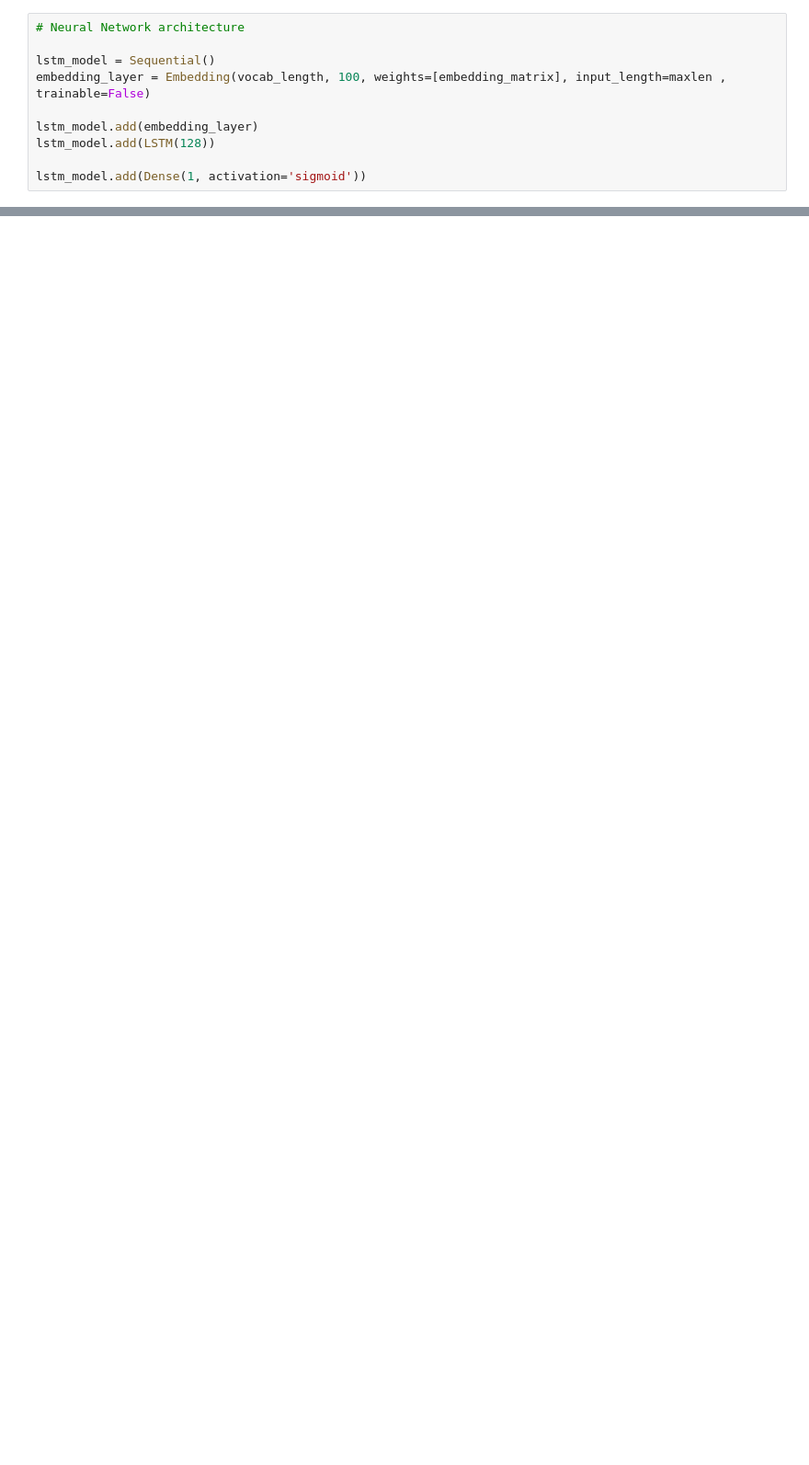
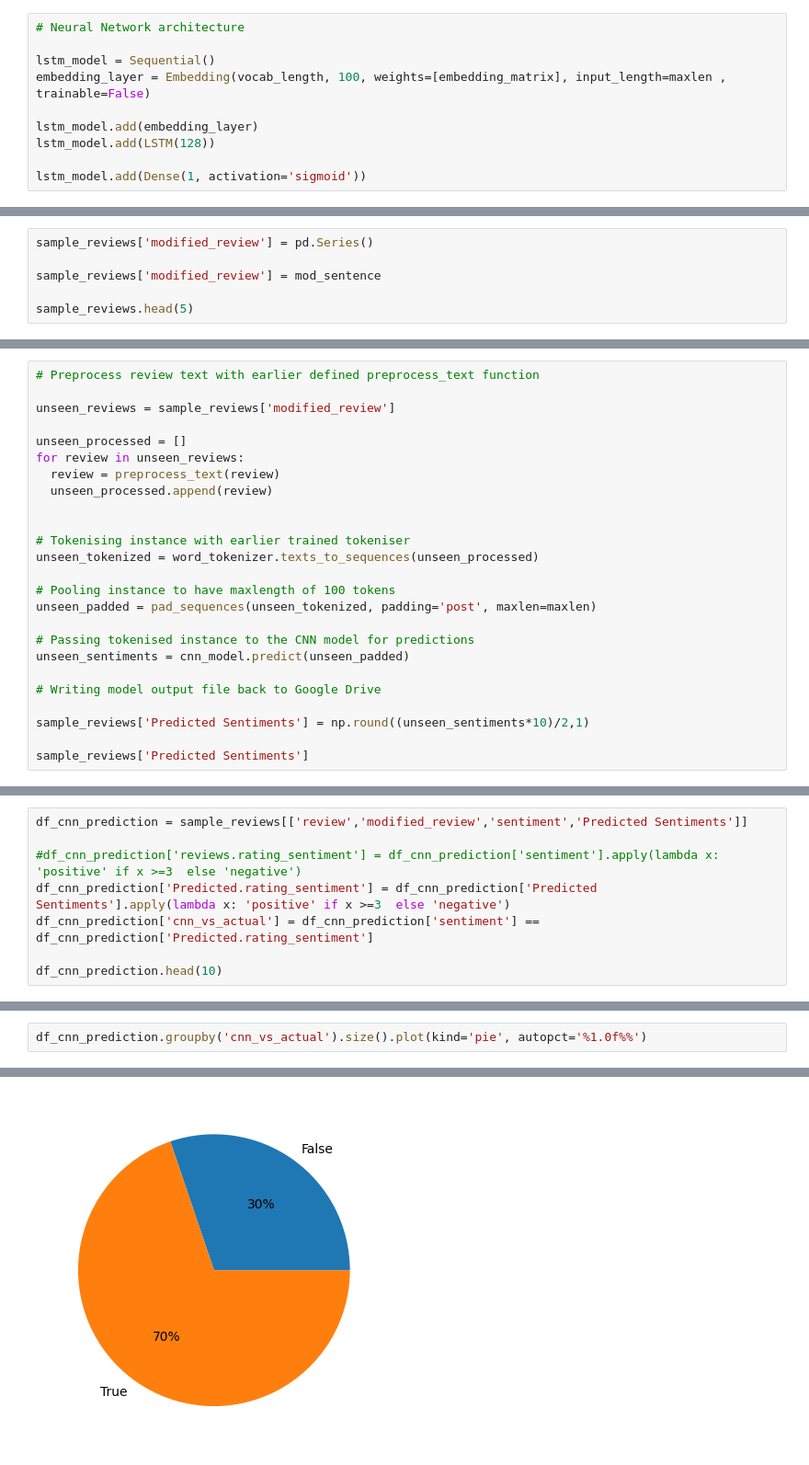
Before and after one commit to Sandeep0408/sentiment_analysis, a Jupyter notebook: Neural_Network/Amazon_DL_Code.ipynb, the cells around one changed output, grey strips where cells are left out. Shown at 92% size. Cells and saved outputs as stored; diff of their text form; blank space fills up the shorter version.

```diff
--- a/Neural_Network/Amazon_DL_Code.ipynb
+++ b/Neural_Network/Amazon_DL_Code.ipynb
@@ -479,0 +723,6 @@ lstm_model.save(f"./c1_lstm_model_acc_{round(score[1], 3)}.h5", save_format='h5'
+# %%
+sample_reviews['modified_review'] = pd.Series()
+
+sample_reviews['modified_review'] = mod_sentence
+
+sample_reviews.head(5)
@@ -479,0 +798,25 @@ lstm_model.save(f"./c1_lstm_model_acc_{round(score[1], 3)}.h5", save_format='h5'
+# %%
+# Preprocess review text with earlier defined preprocess_text function
+
+unseen_reviews = sample_reviews['modified_review']
+
+unseen_processed = []
+for review in unseen_reviews:
+  review = preprocess_text(review)
+  unseen_processed.append(review)
+
+
+# Tokenising instance with earlier trained tokeniser
+unseen_tokenized = word_tokenizer.texts_to_sequences(unseen_processed)
+
+# Pooling instance to have maxlength of 100 tokens
+unseen_padded = pad_sequences(unseen_tokenized, padding='post', maxlen=maxlen)
+
+# Passing tokenised instance to the CNN model for predictions
+unseen_sentiments = cnn_model.predict(unseen_padded)
+
+# Writing model output file back to Google Drive
+
+sample_reviews['Predicted Sentiments'] = np.round((unseen_sentiments*10)/2,1)
+
+sample_reviews['Predicted Sentiments']
@@ -479,0 +853,8 @@ lstm_model.save(f"./c1_lstm_model_acc_{round(score[1], 3)}.h5", save_format='h5'
+# %%
+df_cnn_prediction = sample_reviews[['review','modified_review','sentiment','Predicted Sentiments']]
+
+#df_cnn_prediction['reviews.rating_sentiment'] = df_cnn_prediction['sentiment'].apply(lambda x: 'positive' if x >=3  else 'negative')
+df_cnn_prediction['Predicted.rating_sentiment'] = df_cnn_prediction['Predicted Sentiments'].apply(lambda x: 'positive' if x >=3  else 'negative')
+df_cnn_prediction['cnn_vs_actual'] = df_cnn_prediction['sentiment'] == df_cnn_prediction['Predicted.rating_sentiment']
+
+df_cnn_prediction.head(10)
@@ -479,0 +873,3 @@ lstm_model.save(f"./c1_lstm_model_acc_{round(score[1], 3)}.h5", save_format='h5'
+# %%
+df_cnn_prediction.groupby('cnn_vs_actual').size().plot(kind='pie', autopct='%1.0f%%')
+# %% [output]
@@ -479,0 +877 @@ lstm_model.save(f"./c1_lstm_model_acc_{round(score[1], 3)}.h5", save_format='h5'
+[figure, added]
```
Also changed, not shown: parts of 59 cells of this notebook.
